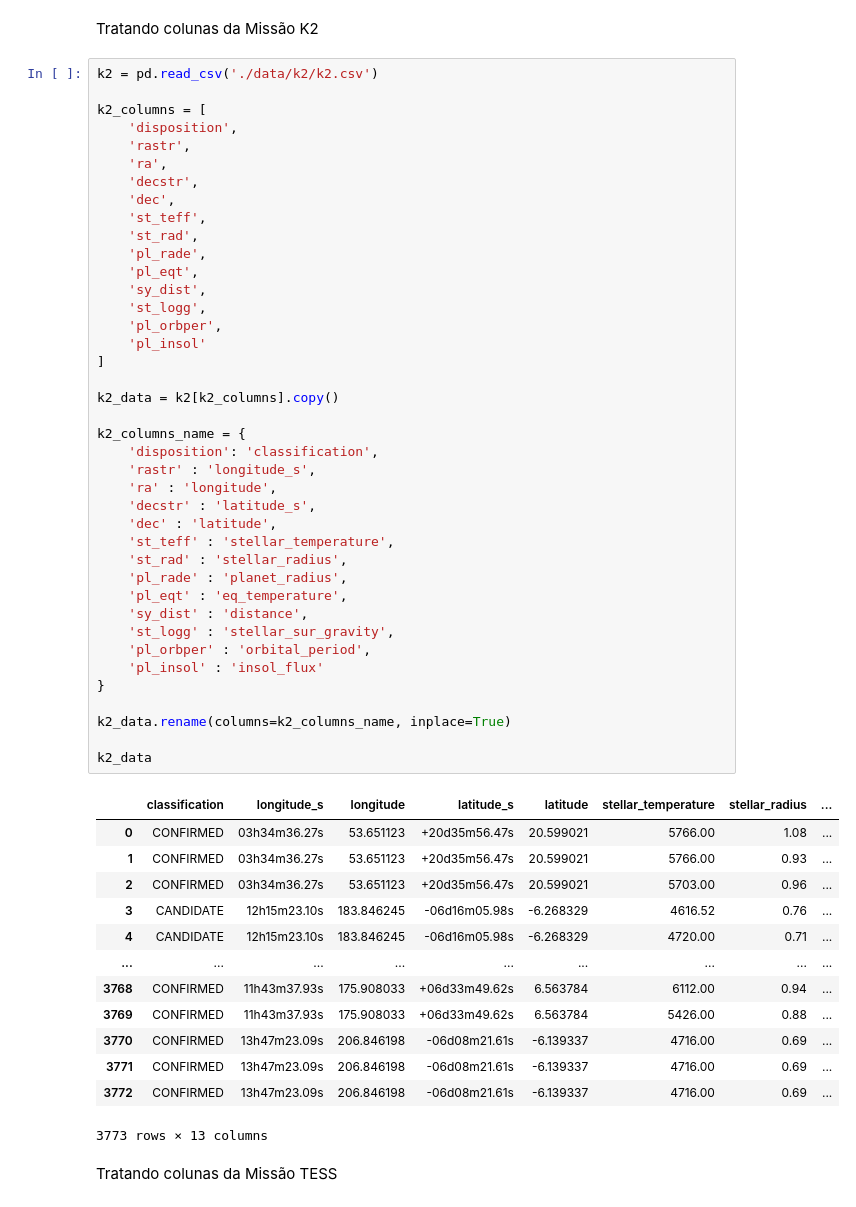
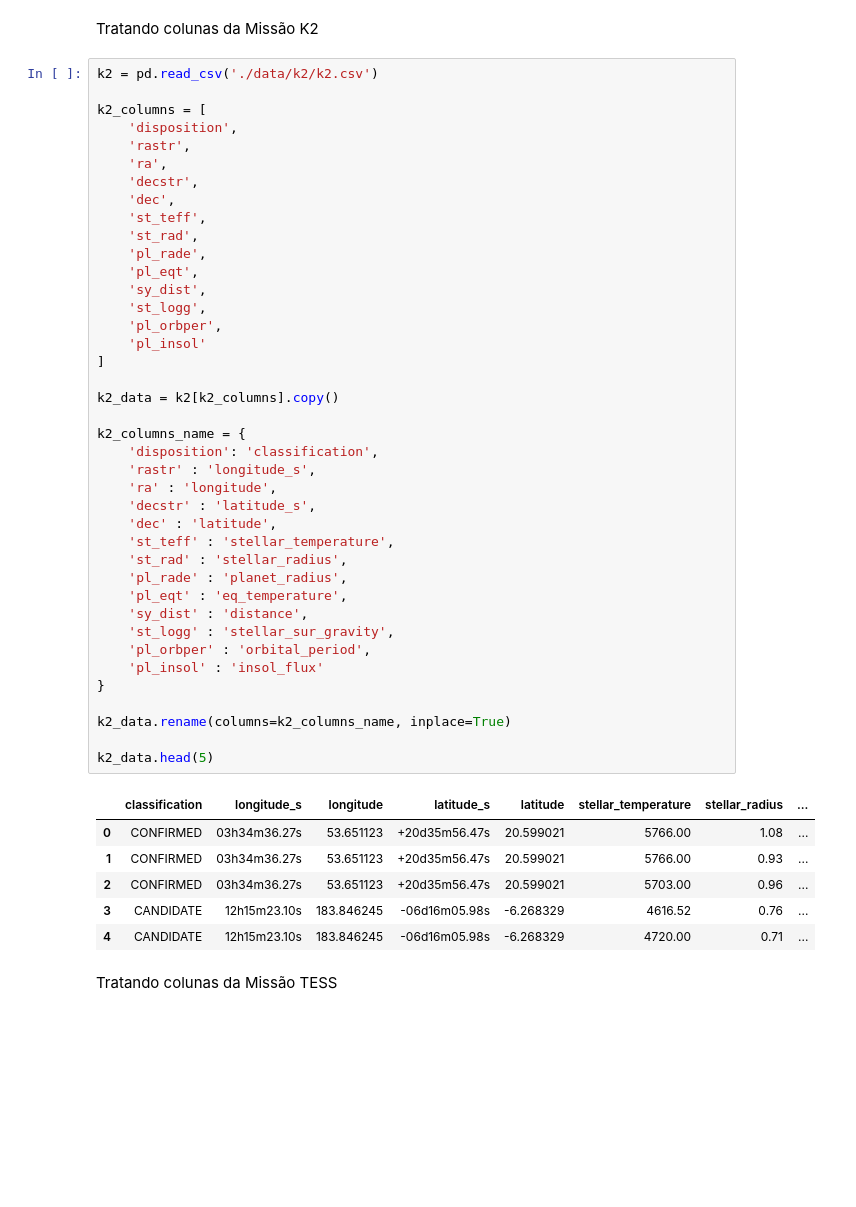
Before and after one commit to jnnastti/EstelarClass, a Jupyter notebook: EstelarClass.ipynb, the cells around one changed output. Cells and saved outputs as stored; diff of their text form; blank space fills up the shorter version.

```diff
--- a/EstelarClass.ipynb
+++ b/EstelarClass.ipynb
@@ -75,41 +68,34 @@ k2_columns = [
     'pl_insol'
 ]
 
 k2_data = k2[k2_columns].copy()
 
 k2_columns_name = {
     'disposition': 'classification',
     'rastr' : 'longitude_s',
     'ra' : 'longitude',
     'decstr' : 'latitude_s',
     'dec' : 'latitude',
     'st_teff' : 'stellar_temperature',
     'st_rad' : 'stellar_radius',
     'pl_rade' : 'planet_radius',
     'pl_eqt' : 'eq_temperature',
     'sy_dist' : 'distance',
     'st_logg' : 'stellar_sur_gravity',
     'pl_orbper' : 'orbital_period',
     'pl_insol' : 'insol_flux'
 }
 
 k2_data.rename(columns=k2_columns_name, inplace=True)
 
-k2_data
+k2_data.head(5)
 # %% [output]
 |  | classification | longitude_s | longitude | latitude_s | latitude | stellar_temperature | stellar_radius | ... |
 | 0 | CONFIRMED | 03h34m36.27s | 53.651123 | +20d35m56.47s | 20.599021 | 5766.00 | 1.08 | ... |
 | 1 | CONFIRMED | 03h34m36.27s | 53.651123 | +20d35m56.47s | 20.599021 | 5766.00 | 0.93 | ... |
 | 2 | CONFIRMED | 03h34m36.27s | 53.651123 | +20d35m56.47s | 20.599021 | 5703.00 | 0.96 | ... |
 | 3 | CANDIDATE | 12h15m23.10s | 183.846245 | -06d16m05.98s | -6.268329 | 4616.52 | 0.76 | ... |
 | 4 | CANDIDATE | 12h15m23.10s | 183.846245 | -06d16m05.98s | -6.268329 | 4720.00 | 0.71 | ... |
-| ... | ... | ... | ... | ... | ... | ... | ... | ... |
-| 3768 | CONFIRMED | 11h43m37.93s | 175.908033 | +06d33m49.62s | 6.563784 | 6112.00 | 0.94 | ... |
-| 3769 | CONFIRMED | 11h43m37.93s | 175.908033 | +06d33m49.62s | 6.563784 | 5426.00 | 0.88 | ... |
-| 3770 | CONFIRMED | 13h47m23.09s | 206.846198 | -06d08m21.61s | -6.139337 | 4716.00 | 0.69 | ... |
-| 3771 | CONFIRMED | 13h47m23.09s | 206.846198 | -06d08m21.61s | -6.139337 | 4716.00 | 0.69 | ... |
-| 3772 | CONFIRMED | 13h47m23.09s | 206.846198 | -06d08m21.61s | -6.139337 | 4716.00 | 0.69 | ... |
-3773 rows × 13 columns
 # %% [markdown]
 Tratando colunas da Missão TESS
 # %%
```
Also changed, not shown: parts of 20 cells of this notebook, 2 other files.
